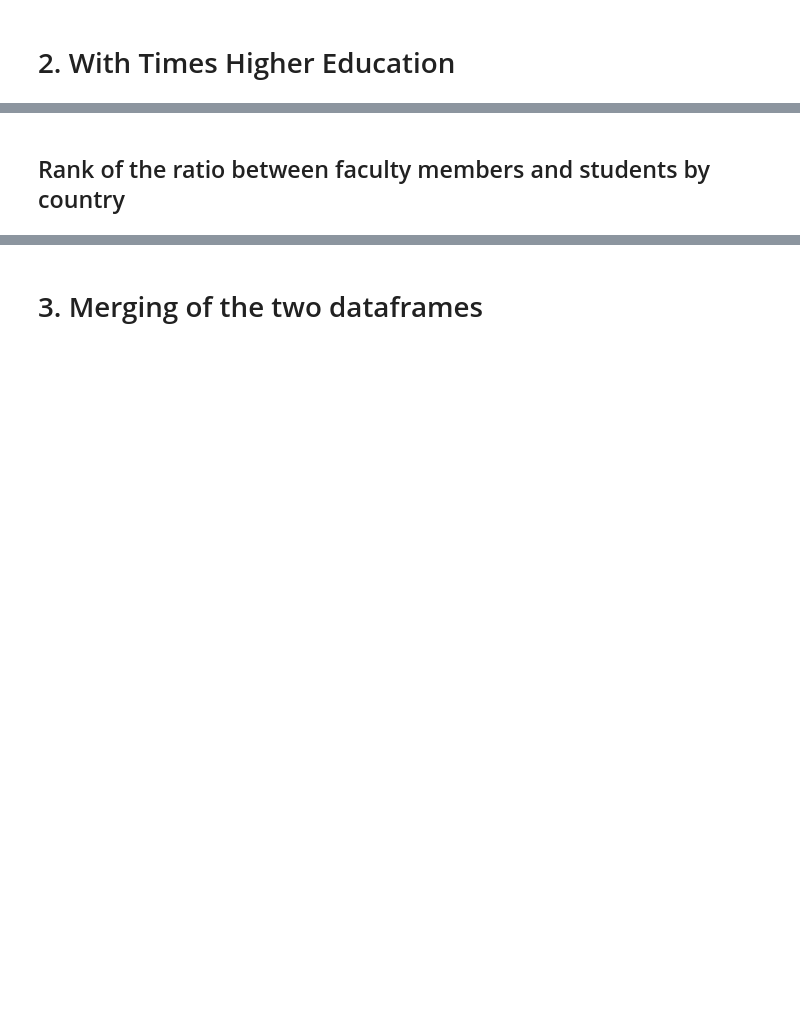
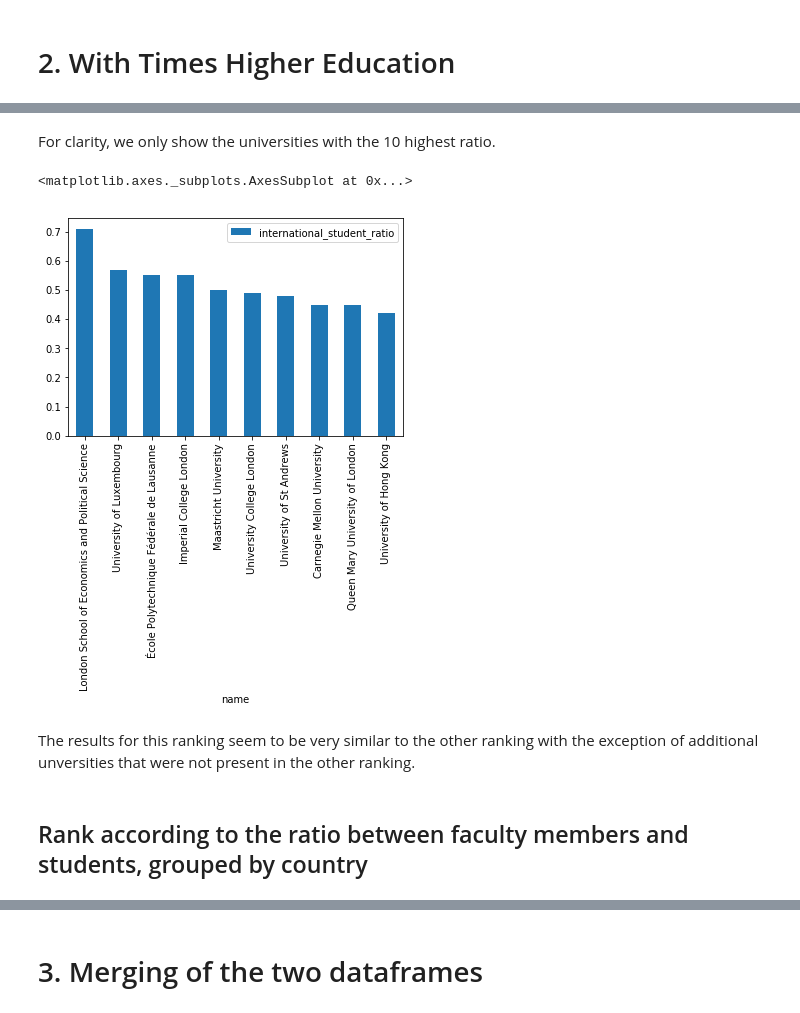
Before and after one commit to RadoslawDryzner/LeRepoDuGuerrier, a Jupyter notebook: Homework02/Homework 2.ipynb, the cells around one changed output, grey strips where cells are left out. Drawn from its saved outputs; the diff is of its cells as text; code cells hidden in the pictures; blank space fills up the shorter version.

```diff
--- a/Homework02/Homework 2.ipynb
+++ b/Homework02/Homework 2.ipynb
@@ -167,7 +417,14 @@ df2.sort_values('rank')[['name', 'staff_student_ratio']].head(10).plot(kind='bar
+# %% [markdown]
+For clarity, we only show the universities with the 10 highest ratio.
 # %%
-df2.sort_values('rank')[['name', 'staff_student_ratio']].head(10).plot(kind='bar', x = 'name')
+df2.sort_values('international_student_ratio', ascending=False)[['name', 'international_student_ratio']].head(10).plot(kind='bar', x = 'name')
+# %% [output]
+<matplotlib.axes._subplots.AxesSubplot at 0x...>
+[figure, added]
+# %% [markdown]
+The results for this ranking seem to be very similar to the other ranking with the exception of additional unversities that were not present in the other ranking.
 # %% [markdown]
-## Rank of the ratio between faculty members and students by country
+## Rank according to the ratio between faculty members and students, grouped by country
 # %%
 df_staff_country2 = df2.groupby('country').mean().sort_values('staff_student_ratio', ascending=False)[['staff_student_ratio']]
 df_staff_country2
```
Also changed, not shown: parts of 83 cells of this notebook, 2 other files.
